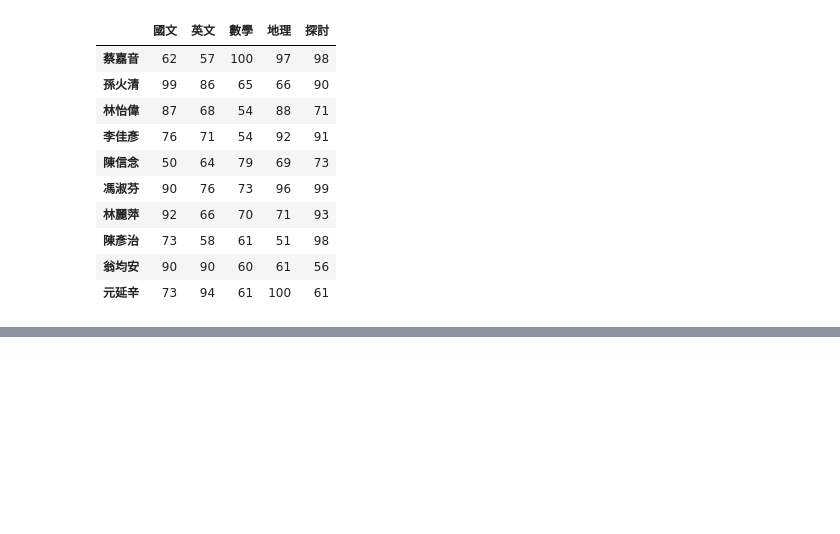
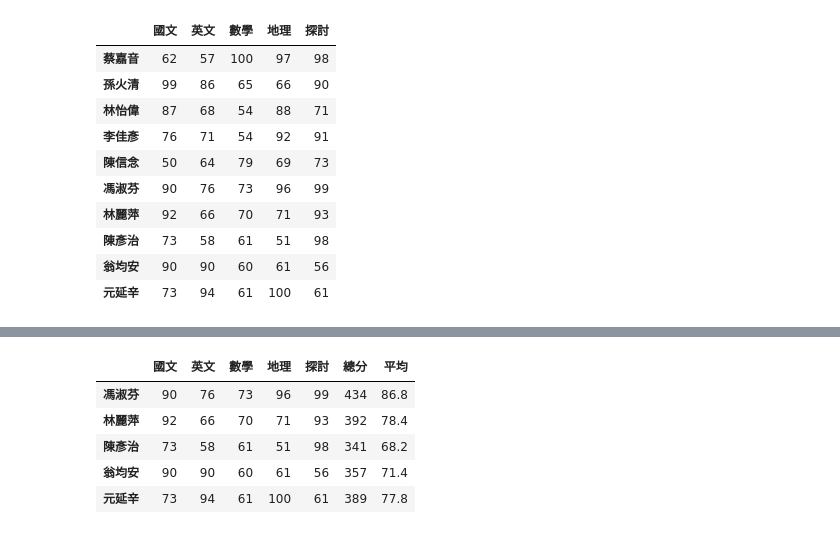
Before and after one commit to see7725/python_analysis, a Jupyter notebook: lesson5_4.ipynb, the cells around one changed output, grey strips where cells are left out. Cells and saved outputs as stored; diff of their text form; code cells hidden in the pictures; blank space fills up the shorter version.

```diff
--- a/lesson5_4.ipynb
+++ b/lesson5_4.ipynb
@@ -162,0 +183,17 @@ df[-10:]
+# %%
+stu_sum = df.sum(axis=1)
+stu_mean = stu_sum / 5.0
+# %%
+df['總分'] = stu_sum
+df['平均'] = stu_mean
+# %%
+df #全部
+df.head() #前5筆
+df.tail() #後5筆
+# %% [output]
+|  | 國文 | 英文 | 數學 | 地理 | 探討 | 總分 | 平均 |
+| 馮淑芬 | 90 | 76 | 73 | 96 | 99 | 434 | 86.8 |
+| 林麗萍 | 92 | 66 | 70 | 71 | 93 | 392 | 78.4 |
+| 陳彥治 | 73 | 58 | 61 | 51 | 98 | 341 | 68.2 |
+| 翁均安 | 90 | 90 | 60 | 61 | 56 | 357 | 71.4 |
+| 元延辛 | 73 | 94 | 61 | 100 | 61 | 389 | 77.8 |
```
Also changed, not shown: parts of 1 cell of this notebook.
